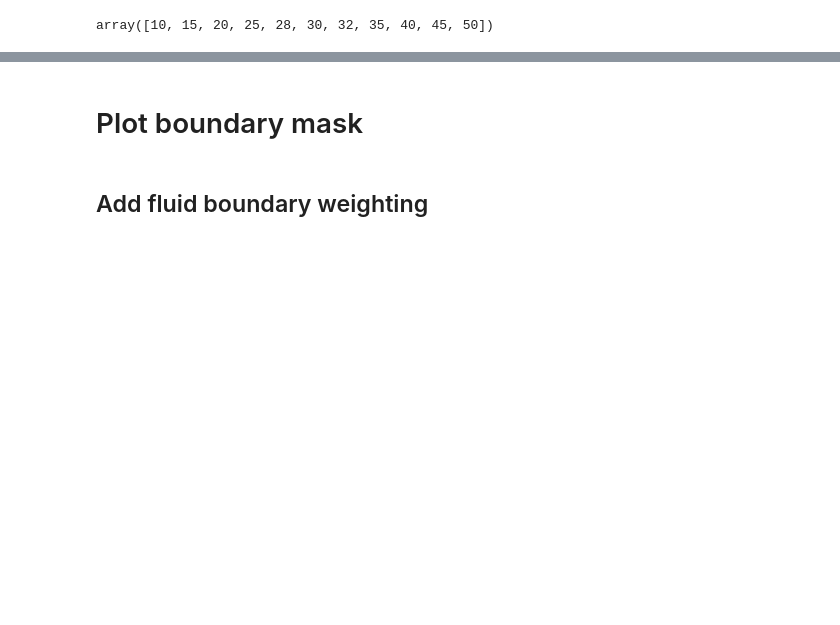
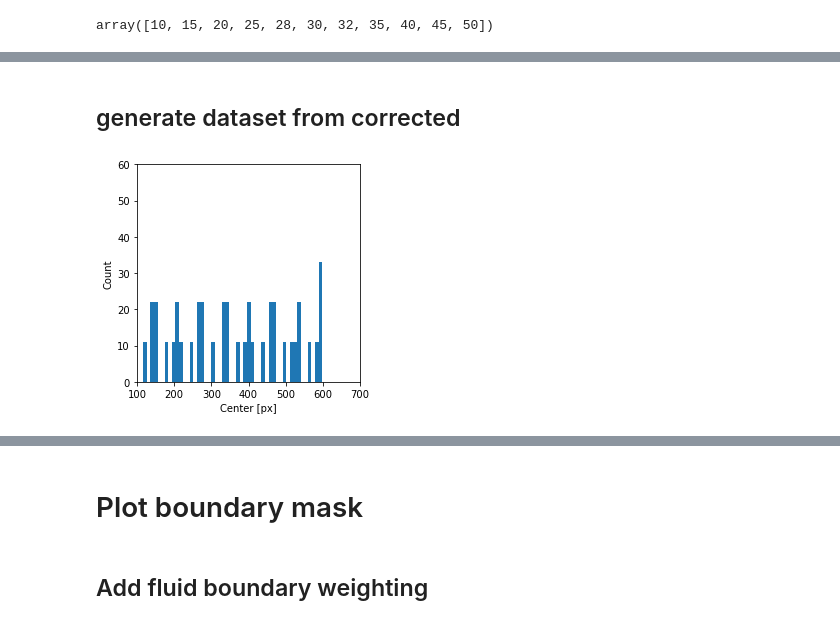
Before and after one commit to loerinczy/master-thesis, a Jupyter notebook: utils/inspect_data.ipynb, the cells around one changed output, grey strips where cells are left out. Drawn from its saved outputs; the diff is of its cells as text; code cells hidden in the pictures; blank space fills up the shorter version.

```diff
--- a/utils/inspect_data.ipynb
+++ b/utils/inspect_data.ipynb
@@ -134,5 +262,6 @@ dme = list(Path("../../dataset/raw/1-5").glob("*"))
 # %%
-data = loadmat(dme[0])
+pat = 2
+data = loadmat(dme[pat])
 np.where((~np.isnan(data["manualLayers1"])).any(axis=(0, 1)))[0]
 # %% [output]
 array([10, 15, 20, 25, 28, 30, 32, 35, 40, 45, 50])
@@ -166,0 +268,5 @@ show_layers_from_boundary(img, lyr1, fluid=fluid1).convert(mode="RGB")#.save("mi
+# %%
+scan = 25
+img = data["images"][..., scan]
+lyr = data["manualLayers1"][..., scan]
+fluid = data["manualFluid1"][..., scan]
@@ -166,0 +302,24 @@ show_layers_from_boundary(img, lyr1, fluid=fluid1).convert(mode="RGB")#.save("mi
+# %%
+# check
+img = np.array(Image.open("corrected/6-10/2-45-img.png"))
+mask = np.array(Image.open("corrected/6-10/2-45-mask.png"))
+show_layers_from_mask(img, mask).show()
+# %% [markdown]
+## generate dataset from corrected
+# %%
+mapping = {
+    "1-5": {
+        0: 2,
+        1: 4,
+        2: 1,
+        3: 3,
+        4: 5
+    },
+    "6-10": {
+        0: 8,
+        1: 6,
+        2: 9,
+        3: 7,
+        4: 10
+    }
+}
@@ -166,0 +370,10 @@ show_layers_from_boundary(img, lyr1, fluid=fluid1).convert(mode="RGB")#.save("mi
+# %%
+plt.figure(figsize=(4, 4))
+plt.hist(centers, bins=50)
+plt.xlabel("Center [px]")
+plt.ylabel("Count")
+plt.ylim(0, 60)
+plt.xlim(100, 700)
+plt.savefig("patch_center_distr_training.png")
+# %% [output]
+[figure, added]
```
Also changed, not shown: parts of 76 cells of this notebook, 8 other files.
